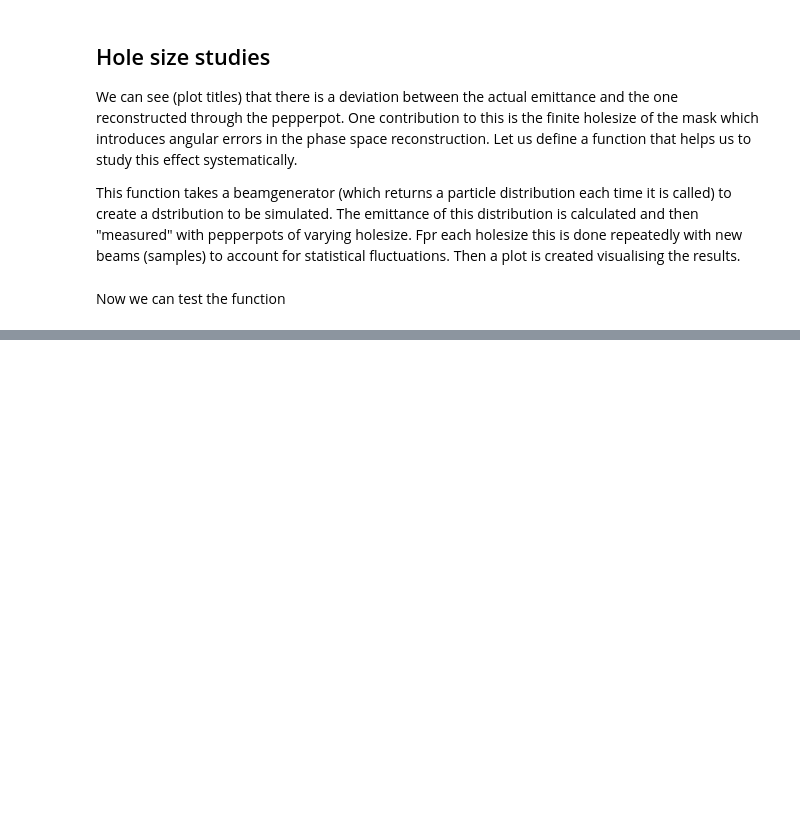
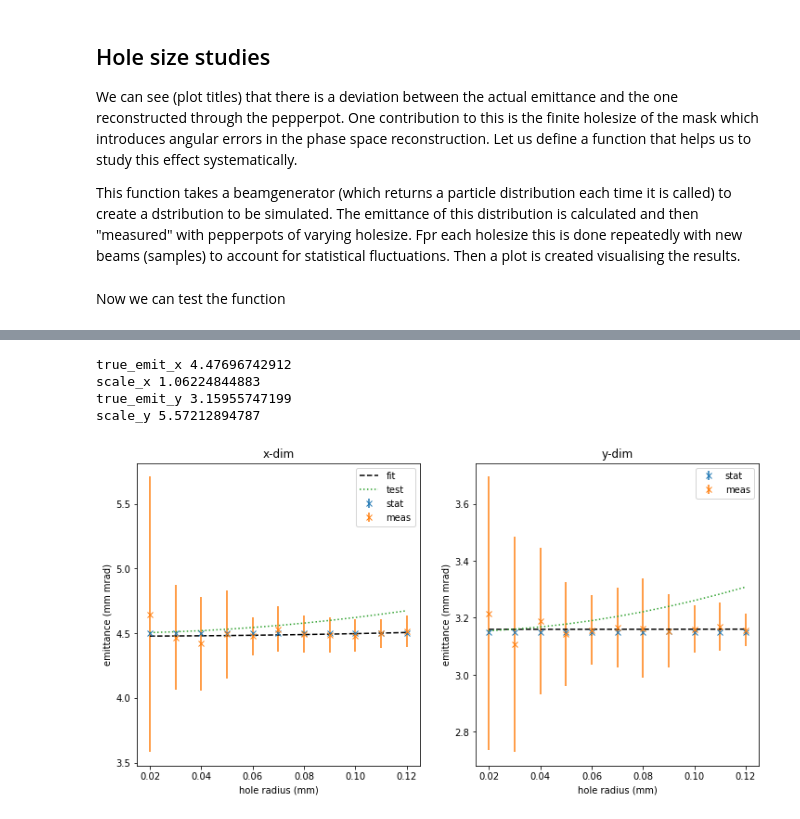
Before and after one commit to HPLegion/PepperpotSim, a Jupyter notebook: hole_size_investigation.ipynb, the cells around one changed output, grey strips where cells are left out. Drawn from its saved outputs; the diff is of its cells as text; code cells hidden in the pictures; blank space fills up the shorter version.

```diff
--- a/hole_size_investigation.ipynb
+++ b/hole_size_investigation.ipynb
@@ -106 +124,35 @@ hole_size_scan(smallest, largest, steps, samples, beamgenerator)
+# %%
+def hole_size_scan_model(size, true_emit, scale):
+    return true_emit * np.sqrt(1 + (size/scale)**2)
+def hole_size_scan_model2(size, true_emit, scale):
+    return true_emit * np.sqrt(1 + (size/scale)**2)
+
+def test(x):
+    return np.sqrt(4.5**2 + 4**2 * (1000*np.arctan2(x/2, 190))**2)
+
+def test2(x):
+    return np.sqrt((.7*4.5)**2 + (.8*4)**2 * (1000*np.arctan2(x/2, 190))**2)
+
+def hole_size_scan_fit(res):
+    popt_x, _ = scipy.optimize.curve_fit(hole_size_scan_model, res["sizes"], res["emit_meas_x_m"], sigma=res["emit_meas_x_s"], p0=(1,1))
+    popt_y, _ = scipy.optimize.curve_fit(hole_size_scan_model, res["sizes"], res["emit_meas_y_m"], sigma=res["emit_meas_y_s"], p0=(1,1))
+    print("true_emit_x", popt_x[0])
+    print("scale_x", popt_x[1])
+    print("true_emit_y", popt_y[0])
+    print("scale_y", popt_y[1])
+    fig, axs = plot_hole_size_scan(res)
+    axs[0].plot(res["sizes"], hole_size_scan_model(res["sizes"], *popt_x), 'k--', label="fit")
+    axs[0].plot(res["sizes"], test(res["sizes"]), ':', label="test")
+    axs[0].legend()
+    axs[1].plot(res["sizes"], hole_size_scan_model(res["sizes"], *popt_y), 'k--', label="fit")
+    axs[1].plot(res["sizes"], test2(res["sizes"]), ':', label="test2")
+    plt.show()
+# %%
+hole_size_scan_fit(res)
+# %% [output]
+true_emit_x 4.47696742912
+scale_x 1.06224844883
+true_emit_y 3.15955747199
+scale_y 5.57212894787
+[figure, added]
 # %%
```
Also changed, not shown: parts of 5 cells of this notebook, 1 other file.
